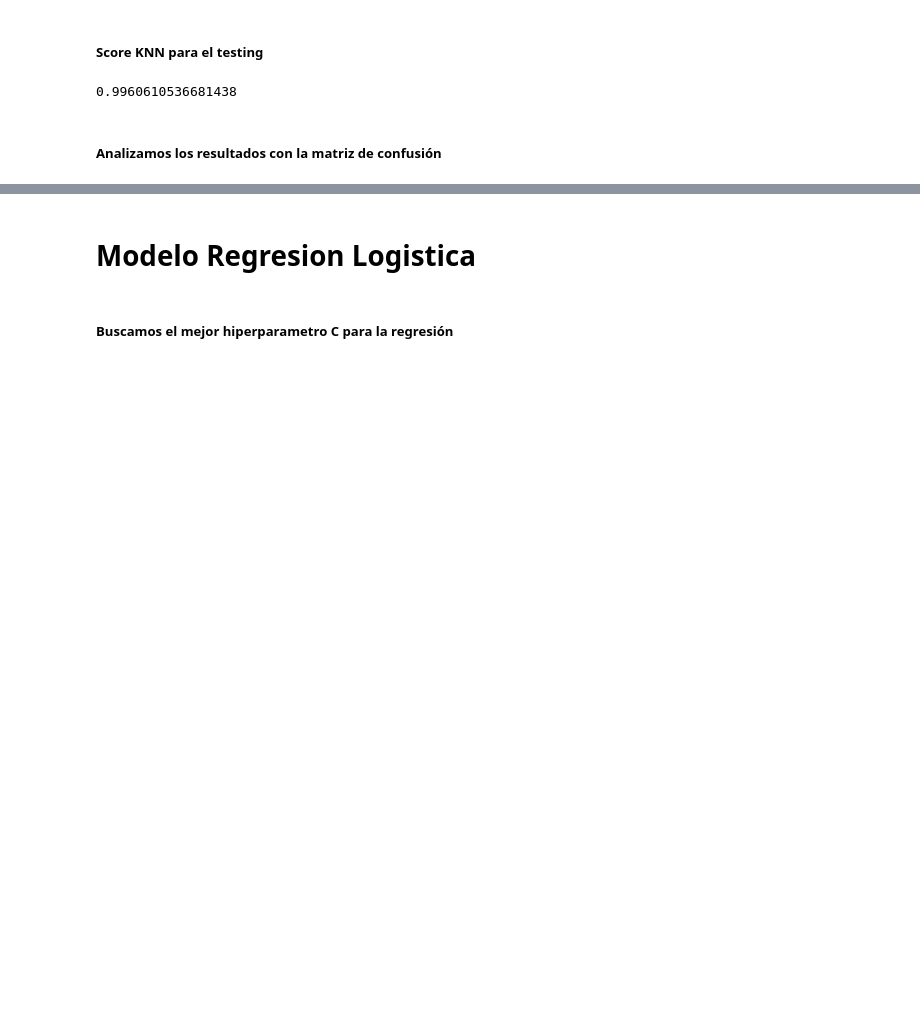
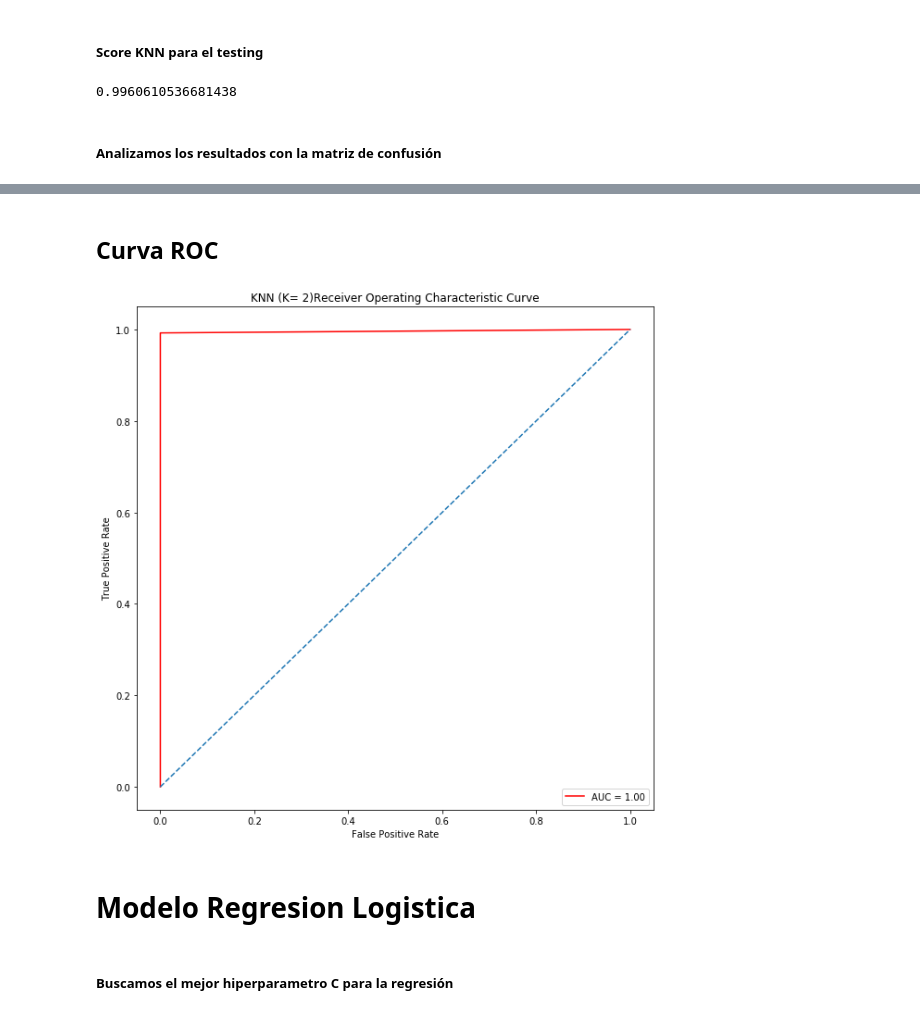
Before and after one commit to rdgagliano/DataScience-Grupo3, a Jupyter notebook: _01_Mushrooms Análisis Ini.ipynb, the cells around one changed output, grey strips where cells are left out. Drawn from its saved outputs; the diff is of its cells as text; code cells hidden in the pictures; blank space fills up the shorter version.

```diff
--- a/_01_Mushrooms Análisis Ini.ipynb
+++ b/_01_Mushrooms Análisis Ini.ipynb
@@ -587,3 +583,10 @@ array([[ 979,    0],
+# %% [markdown]
+## Curva ROC
+# %%
+tituloModelo = 'KNN (K= ' + str(best_k) +')'
+funcs.plotSingleROC_Curve(tituloModelo, y_test, y_pred)
+# %% [output]
+[figure, added]
 # %% [markdown]
 # Modelo Regresion Logistica
 # %% [markdown]
```
Also changed, not shown: parts of 28 cells of this notebook, 1 other file.
